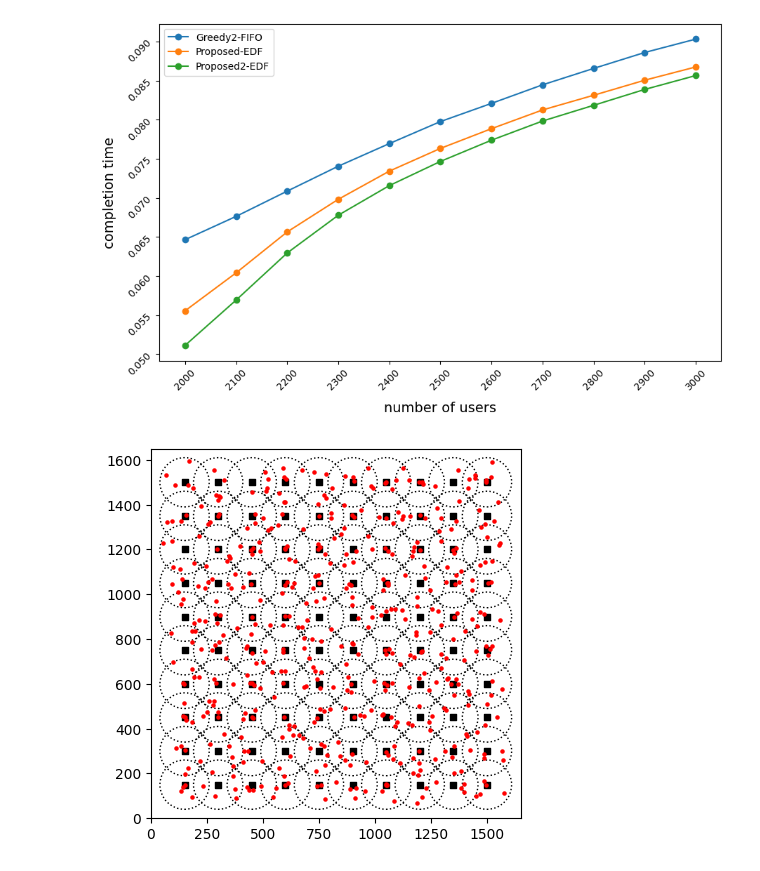
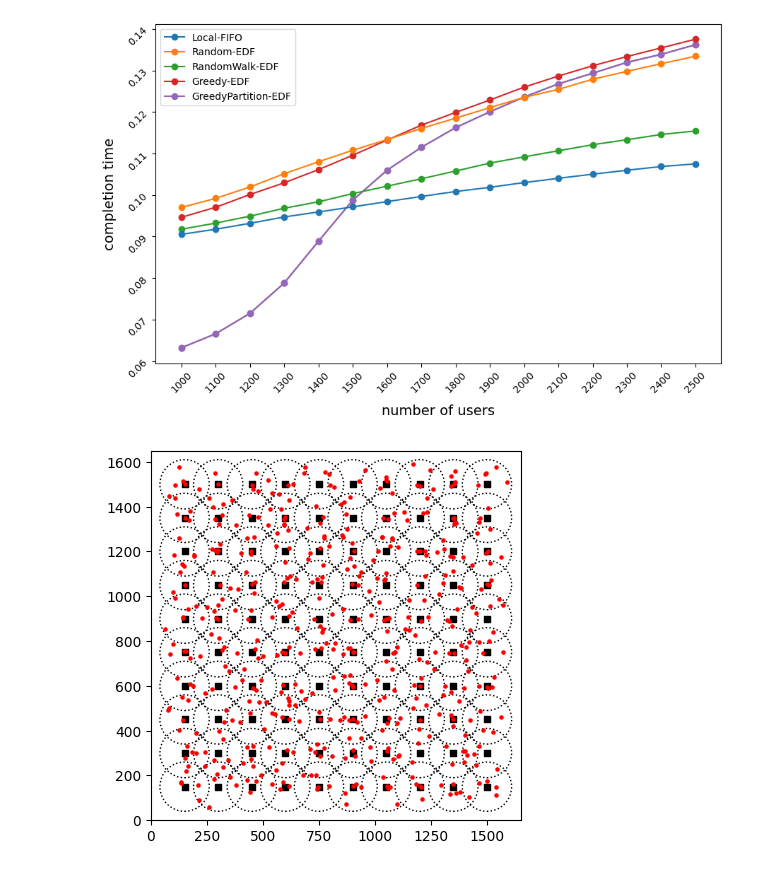
Before and after one commit to TimHung000/thesis, a Jupyter notebook: res.ipynb, the cells around one changed output. Saved outputs shown, nothing was run; the diff lists cells and outputs as text; code cells hidden in the pictures.

```diff
--- a/res.ipynb
+++ b/res.ipynb
@@ -14,10 +14,10 @@ home_directory = os.path.expanduser("~")
 omnetpp_directory = os.path.join(home_directory, "omnetpp-6.0.2")
 vec_directory = os.path.join(omnetpp_directory, "samples", "thesis", "results")
 # %%
-dispatchingAlgos = ["Greedy2", "Greedy2", "Proposed", "Proposed2"]
-schedulingAlgos = ["FIFO", "EDF", "EDF", "EDF"]
+dispatchingAlgos = ["Local", "Random", "RandomWalk", "Greedy", "GreedyPartition", "Proposed"]
+schedulingAlgos = ["FIFO", "EDF", "EDF", "EDF", "EDF", "EDF"]
 
-numUsers = [user for user in range(2000, 3001 , 100)]
+numUsers = [user for user in range(1000, 2501 , 100)]
 repetition = 1
 for idx, dispatchingAlgo in enumerate(dispatchingAlgos):
     for numUser in numUsers:
@@ -176,26 +190,30 @@ fig1.savefig(f'{vec_directory}/completion_rate_graph.svg', format="svg", bbox_in
 # %%
 fig2 = plt.figure(figsize=(10,6))
 
 columns = completion_time_df.columns
 x_values = range(len(columns))
 
 ax2 = fig2.add_axes([0.1,0.1,0.8,0.8])
 ax2.tick_params(labelrotation=45)
-p1 = ax2.plot(x_values, completion_time_df.iloc[0], marker='o', zorder=4)
-# ax.plot(x_values, completion_time_df.iloc[1], marker='o', zorder=3)
-p2 = ax2.plot(x_values, completion_time_df.iloc[2], marker='o', zorder=2)
-p3 = ax2.plot(x_values, completion_time_df.iloc[3], marker='o', zorder=1)
-ax2.legend(handles=[p1[0], p2[0], p3[0]], labels=[completion_time_df.iloc[0].name, completion_time_df.iloc[2].name, completion_time_df.iloc[3].name])
+p0 = ax2.plot(x_values, completion_time_df.iloc[0], marker='o', zorder=6)
+p1 = ax2.plot(x_values, completion_time_df.iloc[1], marker='o', zorder=5)
+p2 = ax2.plot(x_values, completion_time_df.iloc[2], marker='o', zorder=4)
+p3 = ax2.plot(x_values, completion_time_df.iloc[3], marker='o', zorder=3)
+p4 = ax2.plot(x_values, completion_time_df.iloc[4], marker='o', zorder=2)
+p5 = ax2.plot(x_values, completion_time_df.iloc[5], marker='o', zorder=1)
+ax2.legend(handles=[p0[0], p1[0], p2[0], p3[0], p4[0], p5[0]],
+           labels=[completion_time_df.iloc[0].name, completion_time_df.iloc[1].name, completion_time_df.iloc[2].name,
+                   completion_time_df.iloc[3].name, completion_time_df.iloc[4].name, completion_time_df.iloc[5].name])
 
 plt.ylabel('completion time', labelpad=10, fontsize=14)
 # plt.yticks([0.7, 0.75, 0.8, 0.85, 0.9, 0.95, 1.0])
 plt.xlabel('number of users', labelpad=10, fontsize=14)
 plt.xticks(x_values, columns)
 # plt.title("Completion Time", pad=20, fontsize=16)
 plt.show()
 fig2.savefig(f'{vec_directory}/completion_time_graph.svg', format="svg", bbox_inches = "tight")
 # %% [output]
-[figure, old version]
+[figure, new version]
 # %%
 import matplotlib.pyplot as plt
 import random
@@ -265,7 +283,7 @@ plt.ylim(0, (num_rows + 1) * distance)
 
 plt.show()
 # %% [output]
-[figure, old version]
+[figure, new version]
 # %%
 import matplotlib.pyplot as plt
 import random
```
Also changed, not shown: parts of 5 cells of this notebook, 26 other files.
